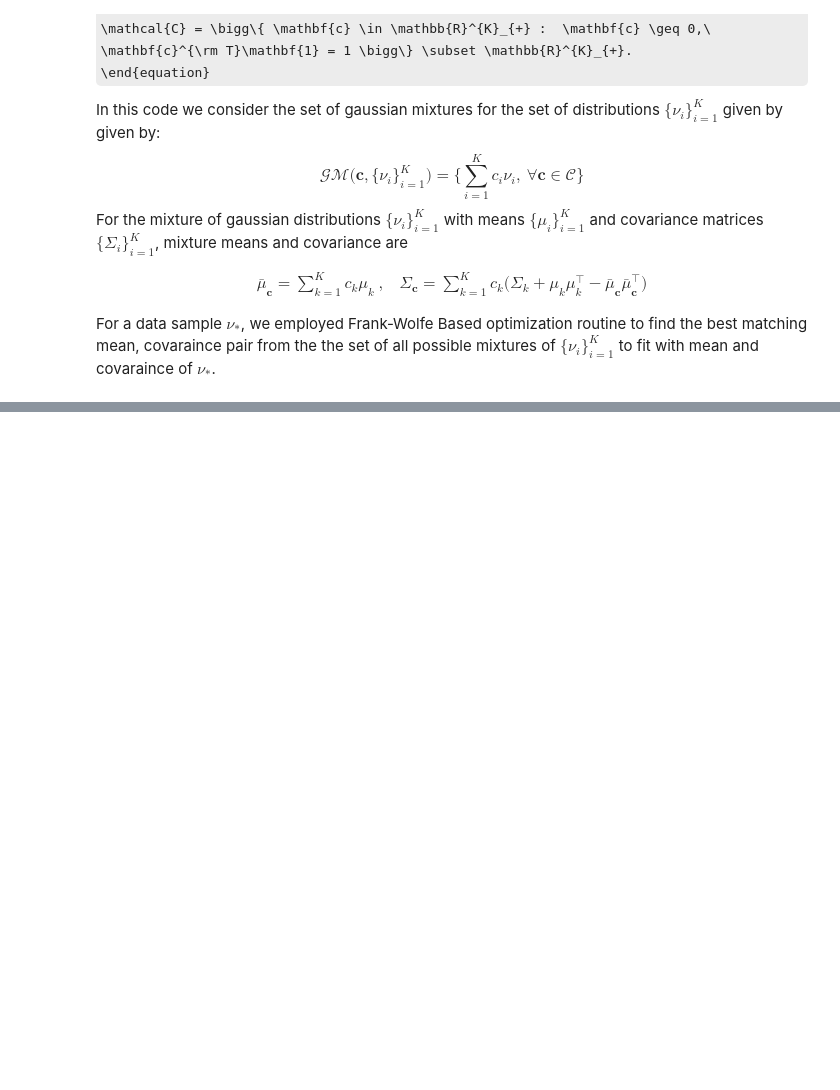
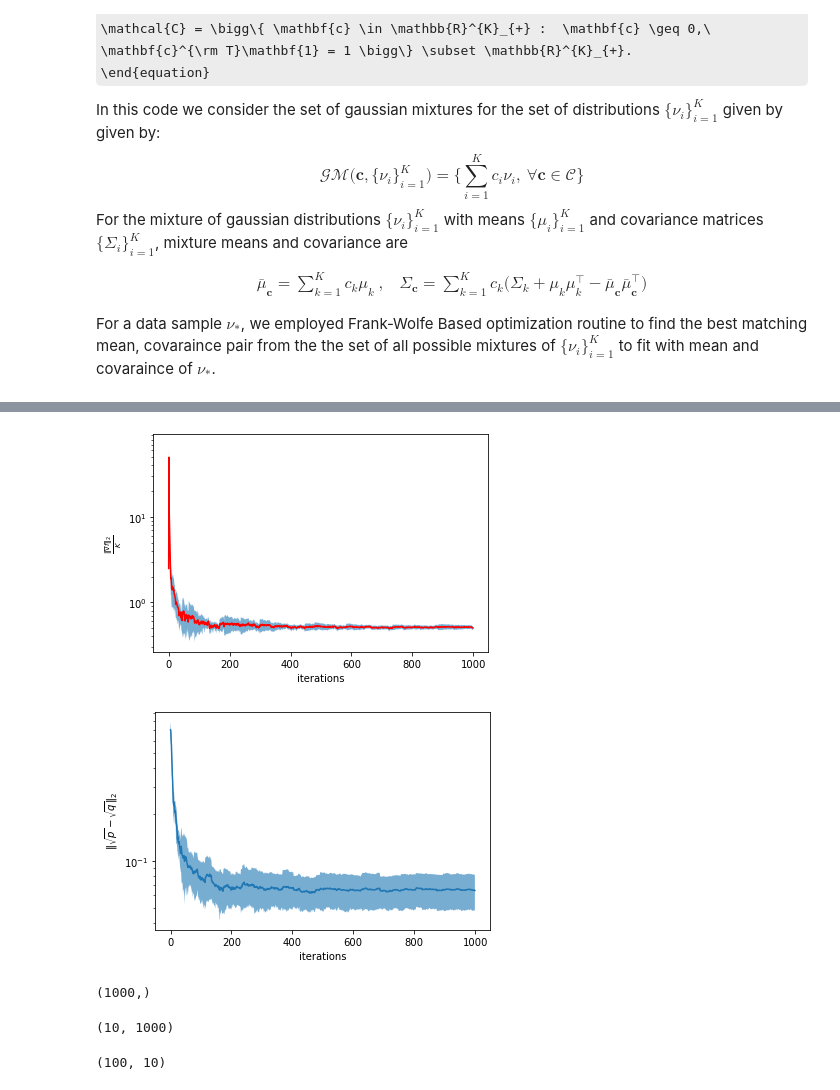
Before and after one commit to Bilal092/Divergences_and_OT, a Jupyter notebook: GM-paper/GMM_Frechet.ipynb, the cells around one changed output, grey strips where cells are left out. Saved outputs shown, nothing was run; the diff lists cells and outputs as text; code cells hidden in the pictures; some formulas as TeX source; blank space fills up the shorter version.

```diff
--- a/GM-paper/GMM_Frechet.ipynb
+++ b/GM-paper/GMM_Frechet.ipynb
@@ -197,7 +197,7 @@ class GM_FW:
 
             self.weights[i, :] = self.c
             if self.print_iter == True:
-                print("iter = i")
+                print("iter = ",i)
                 print(self.c)
 
     def FW_bures_routine(self):
@@ -291,11 +291,11 @@ class GM_FW:
 
         # commented part must be uncommented for gradient-checking
 
-        def mmd(c_i):
-            return (np.linalg.norm(self.M@c_i[:,np.newaxis] - self.mux))**2
+        # def mmd(c_i):
+        #     return (np.linalg.norm(self.M@c_i[:,np.newaxis] - self.mux))**2
 
-        def mmd_grad(c_i):
-            return np.squeeze(2 * self.M.T @ (self.M @ c_i[:,np.newaxis] - self.mux))
+        # def mmd_grad(c_i):
+        #     return np.squeeze(2 * self.M.T @ (self.M @ c_i[:,np.newaxis] - self.mux))
 
         self.initialize_weights()
         for i in range(0, self.max_iter):
@@ -306,7 +306,7 @@ class GM_FW:
             g = self.compute_mmd_grad()
 
             # print("g")
-            c_i = self.c
+            # c_i = self.c
             # print(np.squeeze(mmd_grad(c_i)))
             # #print(np.squeeze(self.compute_mmd_grad()))
 
@@ -316,7 +316,7 @@ class GM_FW:
             # ga = sp.optimize.approx_fprime(c_i, mmd, np.array([eps ,eps, eps]).T)
             # print(ga)
 
-            print(sp.optimize.check_grad(mmd, mmd_grad, c_i))
+            # print(sp.optimize.check_grad(mmd, mmd_grad, c_i))
 
             s = np.zeros_like(self.c)
             idx = np.argmin(g)
@@ -521,3 +488,44 @@ for sample_iter in range(0, N_samples):
+# %%
+fig, ax = plt.subplots()
+
+
+iters = np.array([k for k in range(0, FW_iterations )])
+Grads_norms = np.linalg.norm(Grads/n_classes, axis=0)
+Grads_norms_means = np.mean(Grads_norms, axis = 1)
+Grads_norms_std = np.std(Grads_norms, axis=1)
+plt.semilogy(iters, Grads_norms_means, color = 'r')
+plt.fill_between(iters, Grads_norms_means - Grads_norms_std,
+                Grads_norms_means + Grads_norms_std, alpha = 0.6)
+plt.xlabel("iterations")
+plt.ylabel('$ \\frac{\Vert\\nabla f \Vert_{2}}{K}$')
+plt.show()
+
+Hellinger_means = np.mean(Hellinger_metric.T, axis=1)
+Hellinger_std = np.std(Hellinger_metric.T, axis=1)
+#plt.semilogy(iters, (Hellinger_metric.T))
+plt.semilogy(iters, Hellinger_means)
+
+plt.fill_between(iters, Hellinger_means - Hellinger_std,
+                 Hellinger_means + Hellinger_std, alpha=0.6)
+plt.xlabel("iterations")
+plt.ylabel(
+    "$\ \Vert \sqrt{p} - \sqrt{q} \Vert_{2}$")
+plt.show()
+# %% [output]
+[figure, added]
+[figure, added]
+# %%
+Hellinger_std.shape
+# %% [output]
+(1000,)
+# %%
+Hellinger_metric.shape
+# %% [output]
+(10, 1000)
+# %%
+MNIST.weights.shape
+# %% [output]
+(100, 10)
 # %%
 MNIST.c
 # %% [output]
```
Also changed, not shown: parts of 22 cells of this notebook.
